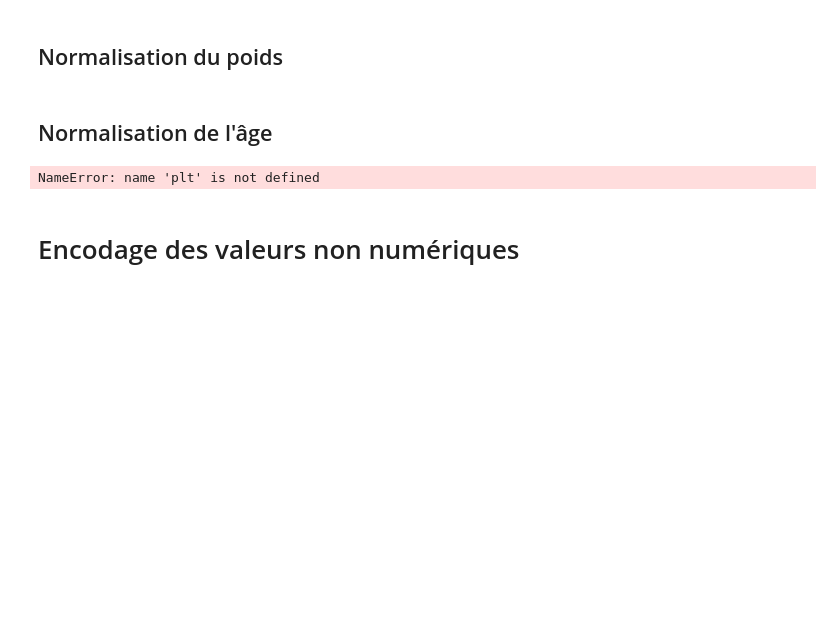
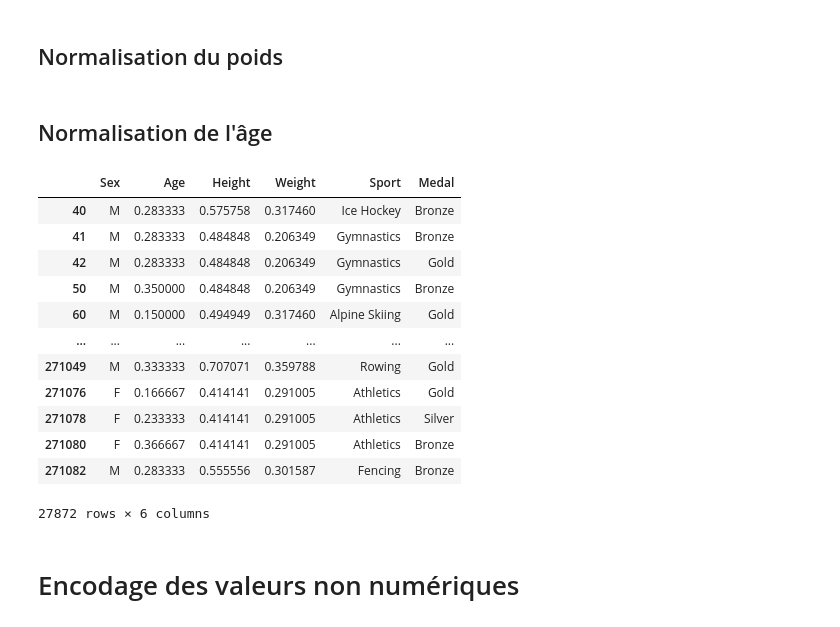
Before and after one commit to NT-me/CFA_Data_Science, a Jupyter notebook: main.ipynb, the cells around one changed output. Drawn from its saved outputs; the diff is of its cells as text; code cells hidden in the pictures; blank space fills up the shorter version.

```diff
--- a/main.ipynb
+++ b/main.ipynb
@@ -152,20 +172,32 @@ clearData["Weight"]=((clearData["Weight"]-clearData["Weight"].min())/(clearData[
 # %% [markdown]
 ## Normalisation de l'âge
 # %%
-plt.hist(clearData["Age"], bins=60, label=['Age'])
-plt.legend(loc="upper right")
-plt.show()
+#plt.hist(clearData["Age"], bins=60, label=['Age'])
+#plt.legend(loc="upper right")
+#plt.show()
 
 #normalisation de l'age
 clearData["Age"]=((clearData["Age"]-clearData["Age"].min())/(clearData["Age"].max()-clearData["Age"].min()))*1
 
 #plt.hist(clearData["Age"], bins=60, label=['Age'])
 #plt.legend(loc="upper right")
 #plt.show()
 
 clearData.loc[(clearData["Medal"].isnull() == False)]
 # %% [output]
+|  | Sex | Age | Height | Weight | Sport | Medal |
+| 40 | M | 0.283333 | 0.575758 | 0.317460 | Ice Hockey | Bronze |
+| 41 | M | 0.283333 | 0.484848 | 0.206349 | Gymnastics | Bronze |
+| 42 | M | 0.283333 | 0.484848 | 0.206349 | Gymnastics | Gold |
+| 50 | M | 0.350000 | 0.484848 | 0.206349 | Gymnastics | Bronze |
+| 60 | M | 0.150000 | 0.494949 | 0.317460 | Alpine Skiing | Gold |
+| ... | ... | ... | ... | ... | ... | ... |
+| 271049 | M | 0.333333 | 0.707071 | 0.359788 | Rowing | Gold |
+| 271076 | F | 0.166667 | 0.414141 | 0.291005 | Athletics | Gold |
+| 271078 | F | 0.233333 | 0.414141 | 0.291005 | Athletics | Silver |
+| 271080 | F | 0.366667 | 0.414141 | 0.291005 | Athletics | Bronze |
+| 271082 | M | 0.283333 | 0.555556 | 0.301587 | Fencing | Bronze |
-NameError: name 'plt' is not defined
+27872 rows × 6 columns
 # %% [markdown]
 # Encodage des valeurs non numériques
 # %%
```
Also changed, not shown: parts of 11 cells of this notebook.
